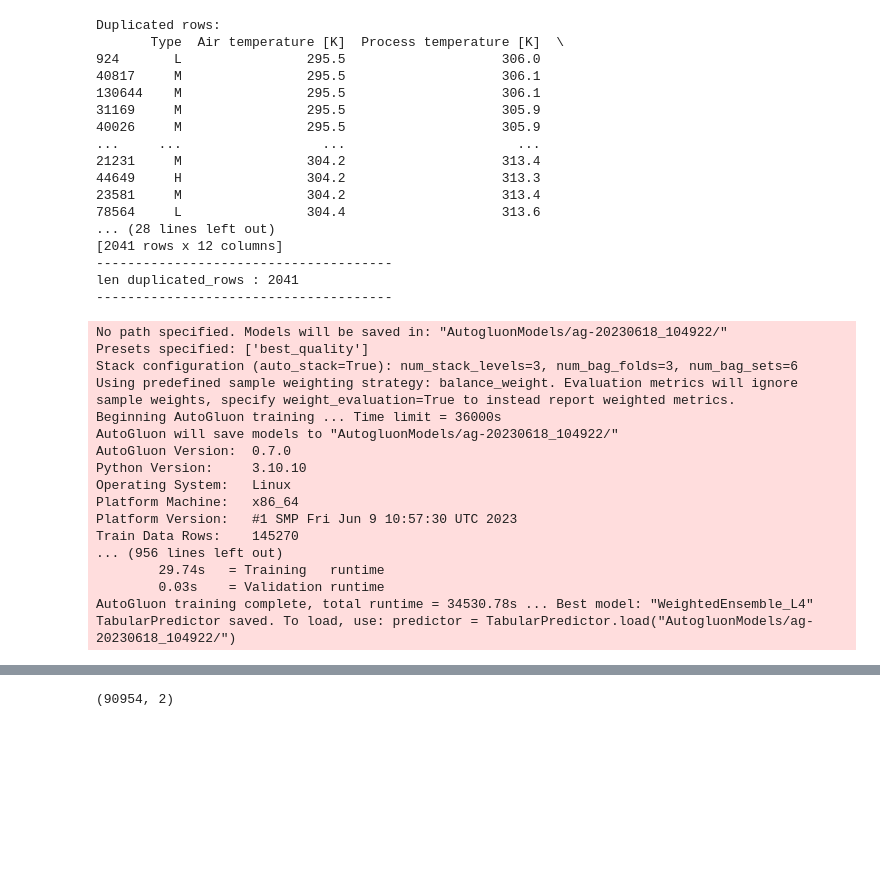
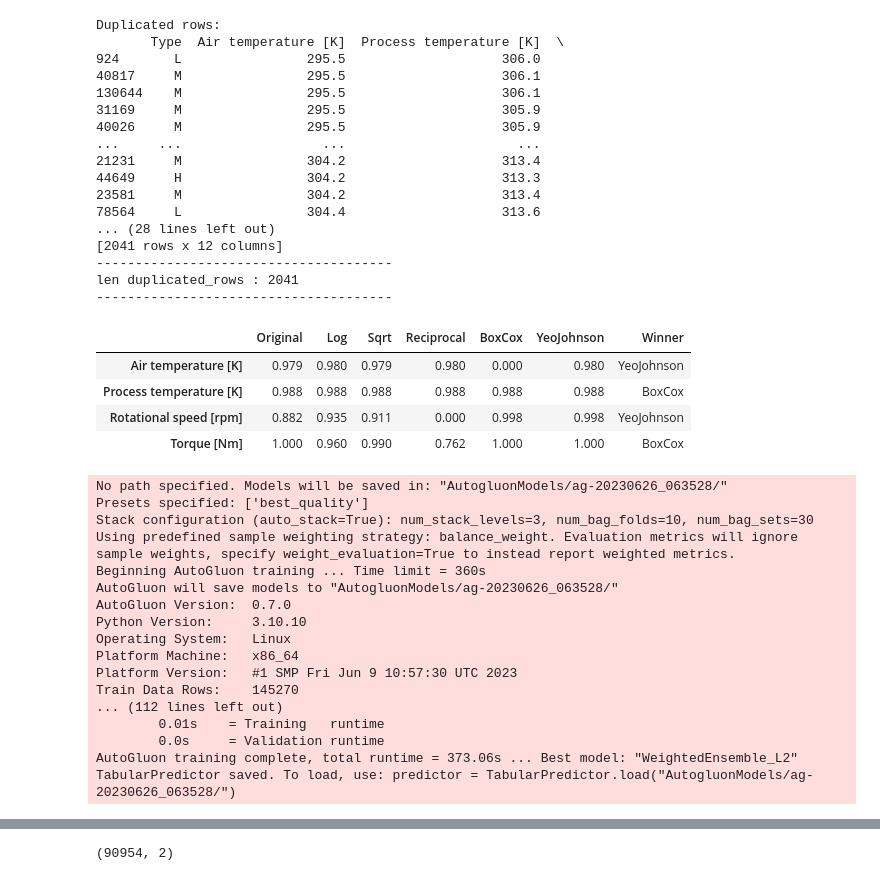
Before and after one commit to cozy-hn/Kaggle_baseline_ps_S3_E17, a Jupyter notebook: autogluon-baseline-ps-s3-e17.ipynb, the cells around one changed output, grey strips where cells are left out. Saved outputs shown, nothing was run; the diff lists cells and outputs as text; code cells hidden in the pictures; blank space fills up the shorter version.

```diff
--- a/autogluon-baseline-ps-s3-e17.ipynb
+++ b/autogluon-baseline-ps-s3-e17.ipynb
@@ -175,0 +162,51 @@ test["Failure Sum"] = (test["TWF"] +
+# %%
+'''Thanks https://www.kaggle.com/code/thiagolimasantos/ps3-e17-eda-autogluon-models-lb-0-97882-top-6'''
+from collections import defaultdict
+from copy import copy
+import scipy.stats as stats
+from colorama import Fore, Style
+from scipy.cluster.hierarchy import linkage
+from scipy.spatial.distance import squareform
+from scipy.stats import gaussian_kde
+from scipy.stats import probplot
+
+full = train.copy()
+feat = ['Air temperature [K]', 'Process temperature [K]',
+       'Rotational speed [rpm]', 'Torque [Nm]']
+numeric_data = full[feat]
+numeric_cols = numeric_data#.drop("Machine_failure", axis=1).columns.tolist()
+r2_scores = defaultdict(tuple)
+def apply_transform(value):
+    if value > 0:
+        return value
+    else:
+        return np.nan
+for feature in numeric_cols:
+    orig = full[feature].dropna()
+    orig = orig.map(apply_transform)  # Aplicando a verificação para os valores
+    _, (*_, R_orig) = probplot(orig, rvalue=True)
+    _, (*_, R_log) = probplot(np.log(orig), rvalue=True)
+    _, (*_, R_sqrt) = probplot(np.sqrt(orig), rvalue=True)
+    _, (*_, R_reci) = probplot(np.reciprocal(orig), rvalue=True)
+    _, (*_, R_boxcox) = probplot(stats.boxcox(orig)[0], rvalue=True)
+    _, (*_, R_yeojohn) = probplot(stats.yeojohnson(orig)[0], rvalue=True)
+    r2_scores[feature] = (
+        R_orig * R_orig,
+        R_log * R_log,
+        R_sqrt * R_sqrt,
+        R_reci * R_reci,
+        R_boxcox * R_boxcox,
+        R_yeojohn * R_yeojohn,
+    )
+r2_scores = pd.DataFrame(
+    r2_scores, index=("Original", "Log", "Sqrt", "Reciprocal", "BoxCox", "YeoJohnson")
+).T
+
+r2_scores["Winner"] = r2_scores.idxmax(axis=1)
+r2_scores.style.set_table_styles().format(precision=3)
+# %% [output]
+|  | Original | Log | Sqrt | Reciprocal | BoxCox | YeoJohnson | Winner |
+| Air temperature [K] | 0.979 | 0.980 | 0.979 | 0.980 | 0.000 | 0.980 | YeoJohnson |
+| Process temperature [K] | 0.988 | 0.988 | 0.988 | 0.988 | 0.988 | 0.988 | BoxCox |
+| Rotational speed [rpm] | 0.882 | 0.935 | 0.911 | 0.000 | 0.998 | 0.998 | YeoJohnson |
+| Torque [Nm] | 1.000 | 0.960 | 0.990 | 0.762 | 1.000 | 1.000 | BoxCox |
@@ -176,9 +216,14 @@ test["Failure Sum"] = (test["TWF"] +
 # %%
+excluded_model_types = ['KNN', 'NN_TORCH']
 predictor = TabularPredictor(label='Machine failure', problem_type='binary',
-                             eval_metric='roc_auc',sample_weight='balance_weight').fit(train,presets="best_quality",
-                                                                    auto_stack=True,save_space=True,
-                                                                    num_stack_levels=3, num_bag_folds=3,num_bag_sets=6,time_limit=36000)
+                             eval_metric='log_loss',sample_weight='balance_weight').fit(train,presets="best_quality",
+                                                                    auto_stack=True,fit_weighted_ensemble = True, save_space=True,excluded_model_types=excluded_model_types,
+                                                                    num_stack_levels=3, num_bag_folds=10,num_bag_sets=30, num_gpus = 0, num_cpus = 4,time_limit=360)
 
+# train_data = train_df, presets = 'best_quality',
+#               auto_stack = True, fit_weighted_ensemble = True,
+#               num_bag_folds = 10, num_bag_sets = 30, num_stack_levels = 3,
+#               num_gpus = 1, num_cpus = 24, verbosity = 2
 # predictor = TabularPredictor(label='Machine failure', problem_type='binary',
 #                              eval_metric='roc_auc',sample_weight='balance_weight').fit(train,save_space=True,time_limit=7200)
 
@@ -187,20 +232,20 @@ predictor = TabularPredictor(label='Machine failure', problem_type='binary',
 # ['accuracy', 'acc', 'balanced_accuracy', 'mcc', 'roc_auc_ovo_macro', 'log_loss', 'nll', 'pac', 'pac_score', 'quadratic_kappa', 'roc_auc', 'average_precision', 'precision', 'precision_macro', 'precision_micro',
 #  'precision_weighted', 'recall', 'recall_macro', 'recall_micro', 'recall_weighted', 'f1', 'f1_macro', 'f1_micro', 'f1_weighted']
 # %% [output]
-No path specified. Models will be saved in: "AutogluonModels/ag-20230618_104922/"
+No path specified. Models will be saved in: "AutogluonModels/ag-20230626_063528/"
 Presets specified: ['best_quality']
-Stack configuration (auto_stack=True): num_stack_levels=3, num_bag_folds=3, num_bag_sets=6
+Stack configuration (auto_stack=True): num_stack_levels=3, num_bag_folds=10, num_bag_sets=30
 Using predefined sample weighting strategy: balance_weight. Evaluation metrics will ignore sample weights, specify weight_evaluation=True to instead report weighted metrics.
-Beginning AutoGluon training ... Time limit = 36000s
-AutoGluon will save models to "AutogluonModels/ag-20230618_104922/"
+Beginning AutoGluon training ... Time limit = 360s
+AutoGluon will save models to "AutogluonModels/ag-20230626_063528/"
 AutoGluon Version:  0.7.0
 Python Version:     3.10.10
 Operating System:   Linux
 Platform Machine:   x86_64
 Platform Version:   #1 SMP Fri Jun 9 10:57:30 UTC 2023
 Train Data Rows:    145270
-... (956 lines left out)
-        29.74s   = Training   runtime
-        0.03s    = Validation runtime
-AutoGluon training complete, total runtime = 34530.78s ... Best model: "WeightedEnsemble_L4"
-TabularPredictor saved. To load, use: predictor = TabularPredictor.load("AutogluonModels/ag-20230618_104922/")
+... (112 lines left out)
+        0.01s    = Training   runtime
+        0.0s     = Validation runtime
+AutoGluon training complete, total runtime = 373.06s ... Best model: "WeightedEnsemble_L2"
+TabularPredictor saved. To load, use: predictor = TabularPredictor.load("AutogluonModels/ag-20230626_063528/")
```
Also changed, not shown: parts of 6 cells of this notebook.
